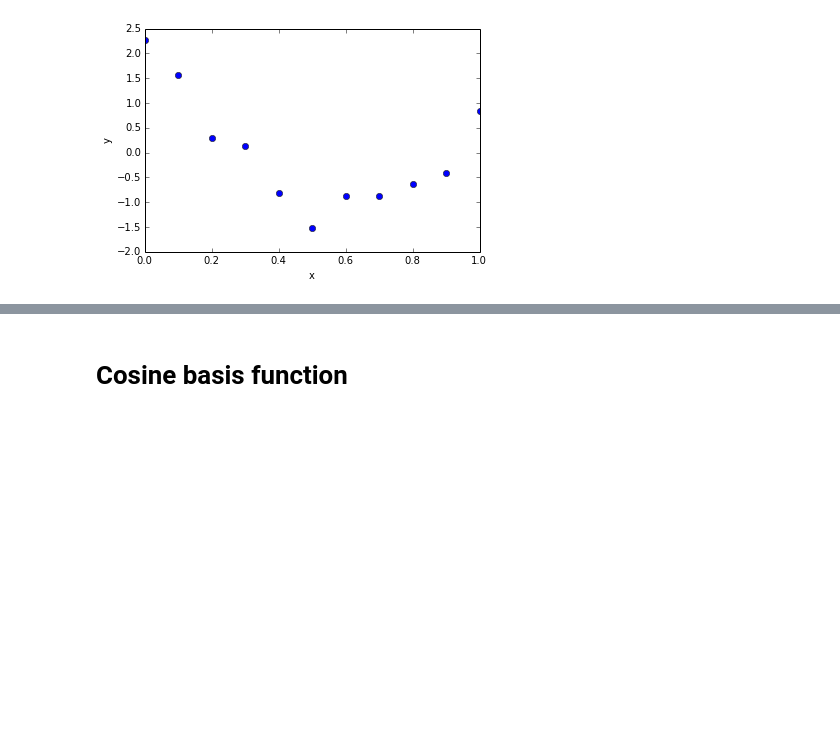
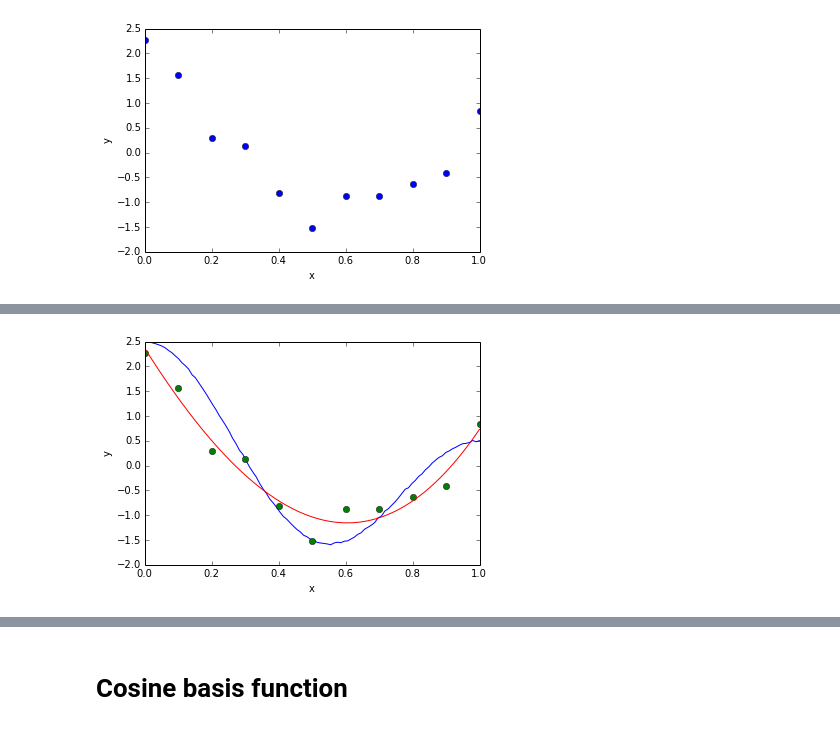
Before and after one commit to Divyagash/Class-6, a Jupyter notebook: PythonFiles/HW1.ipynb, the cells around one changed output, grey strips where cells are left out. Saved outputs shown, nothing was run; the diff lists cells and outputs as text; code cells hidden in the pictures; blank space fills up the shorter version.

```diff
--- a/PythonFiles/HW1.ipynb
+++ b/PythonFiles/HW1.ipynb
@@ -549,0 +611,9 @@ designMat
+# %%
+plt.plot(xtrue,ytrue)
+plt.plot(X,Y,'o')
+plt.plot(xtrue,fValue3)
+plt.xlabel('x')
+plt.ylabel('y')
+plt.show()
+# %% [output]
+[figure, added]
```
Also changed, not shown: parts of 29 cells of this notebook.
